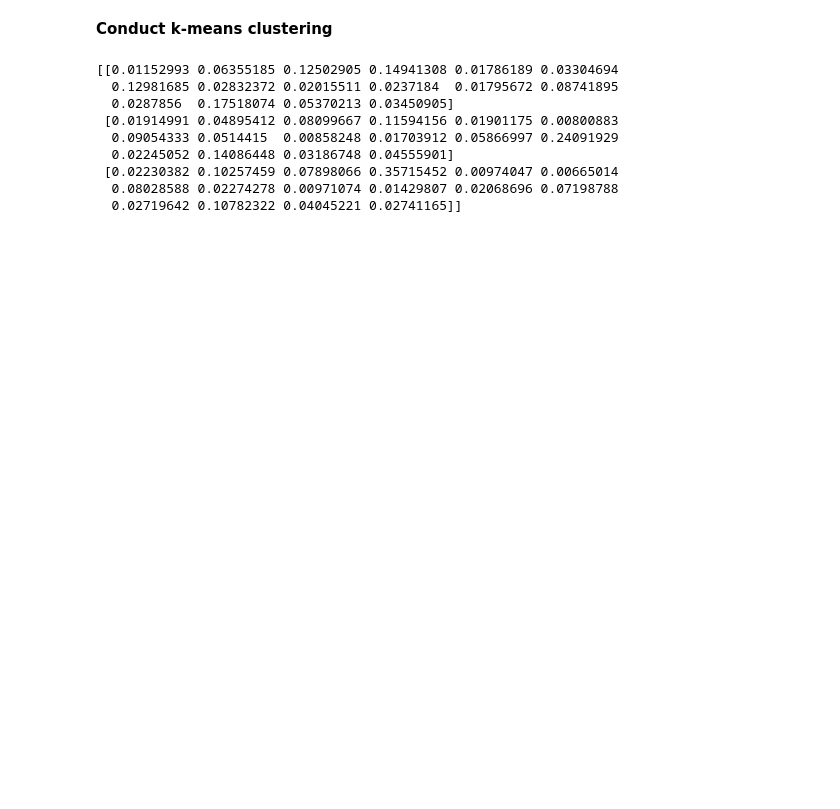
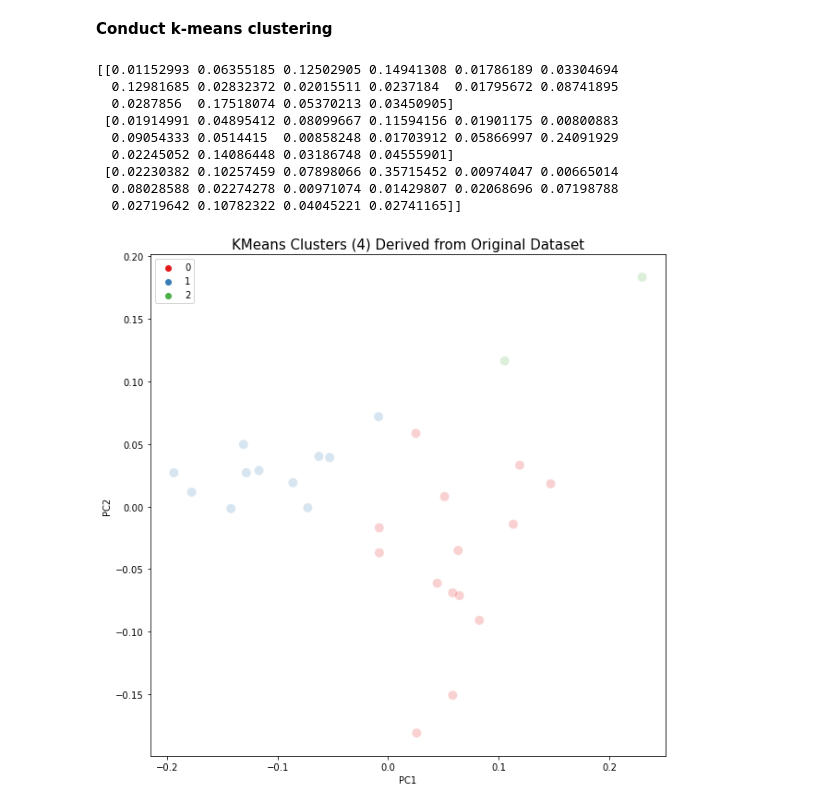
Before and after one commit to cicattzo/analytics-edge-project, a Jupyter notebook: clustering.ipynb, the cells around one changed output. Cells and saved outputs as stored; diff of their text form; code cells hidden in the pictures; blank space fills up the shorter version.

Commit message:
include charts for previous commit

```diff
--- a/clustering.ipynb
+++ b/clustering.ipynb
@@ -180,6 +184,20 @@ print(centroids)
   0.02719642 0.10782322 0.04045221 0.02741165]]
 # %%
 labels_scale = kmeans.labels_
+# %%
+pca2 = PCA(n_components=3).fit(df_new)
+pca2d = pca2.transform(df_new)
+plt.figure(figsize = (10,10))
+sns.scatterplot(pca2d[:,0], pca2d[:,1],
+                hue=labels_scale,
+                palette='Set1',
+                s=100, alpha=0.2).set_title('KMeans Clusters (4) Derived from Original Dataset', fontsize=15)
+plt.legend()
+plt.ylabel('PC2')
+plt.xlabel('PC1')
+plt.show()
+# %% [output]
+[figure, added]
 # %%
 
 plt.scatter(df['x'], df['y'], c= kmeans.labels_.astype(float), s=50, alpha=0.5)
```
Also changed, not shown: parts of 2 cells of this notebook.
